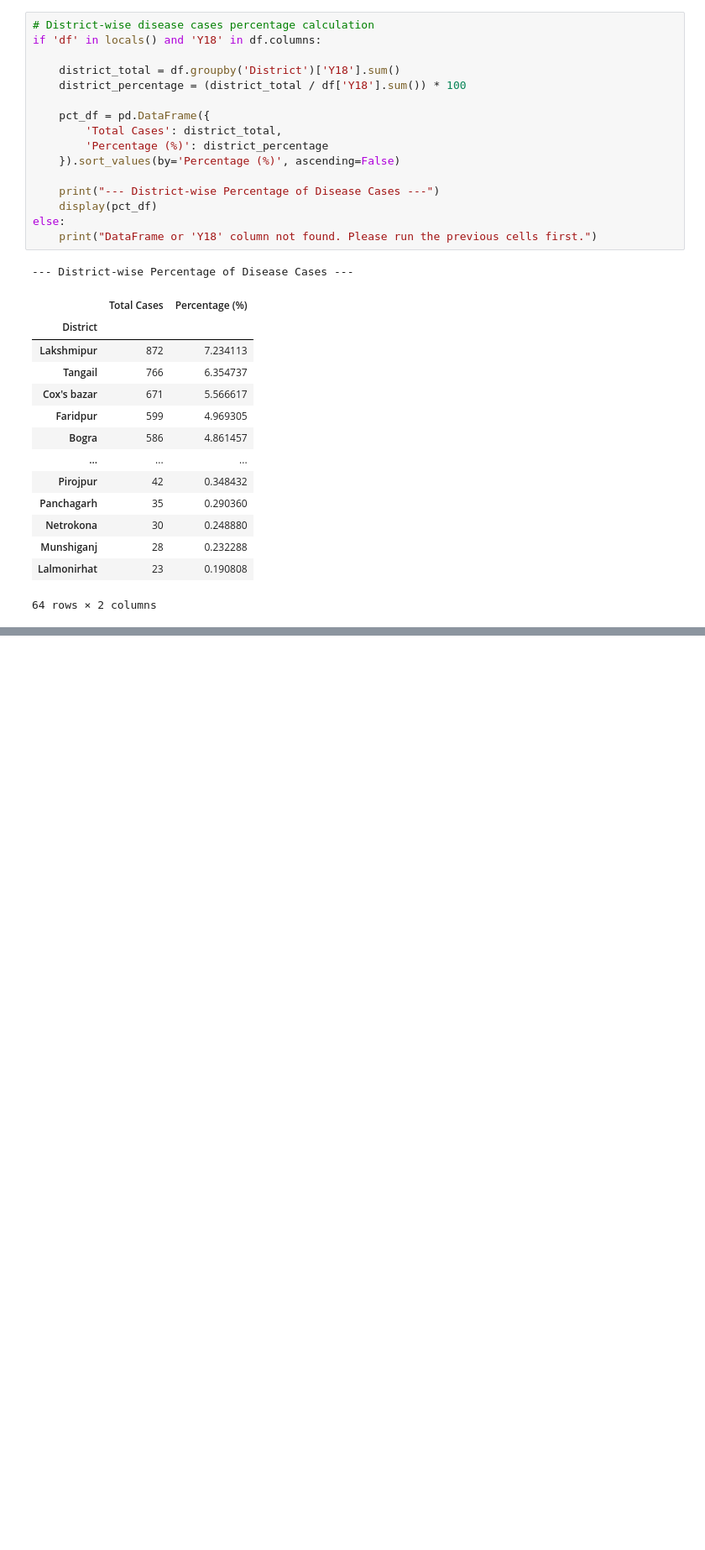
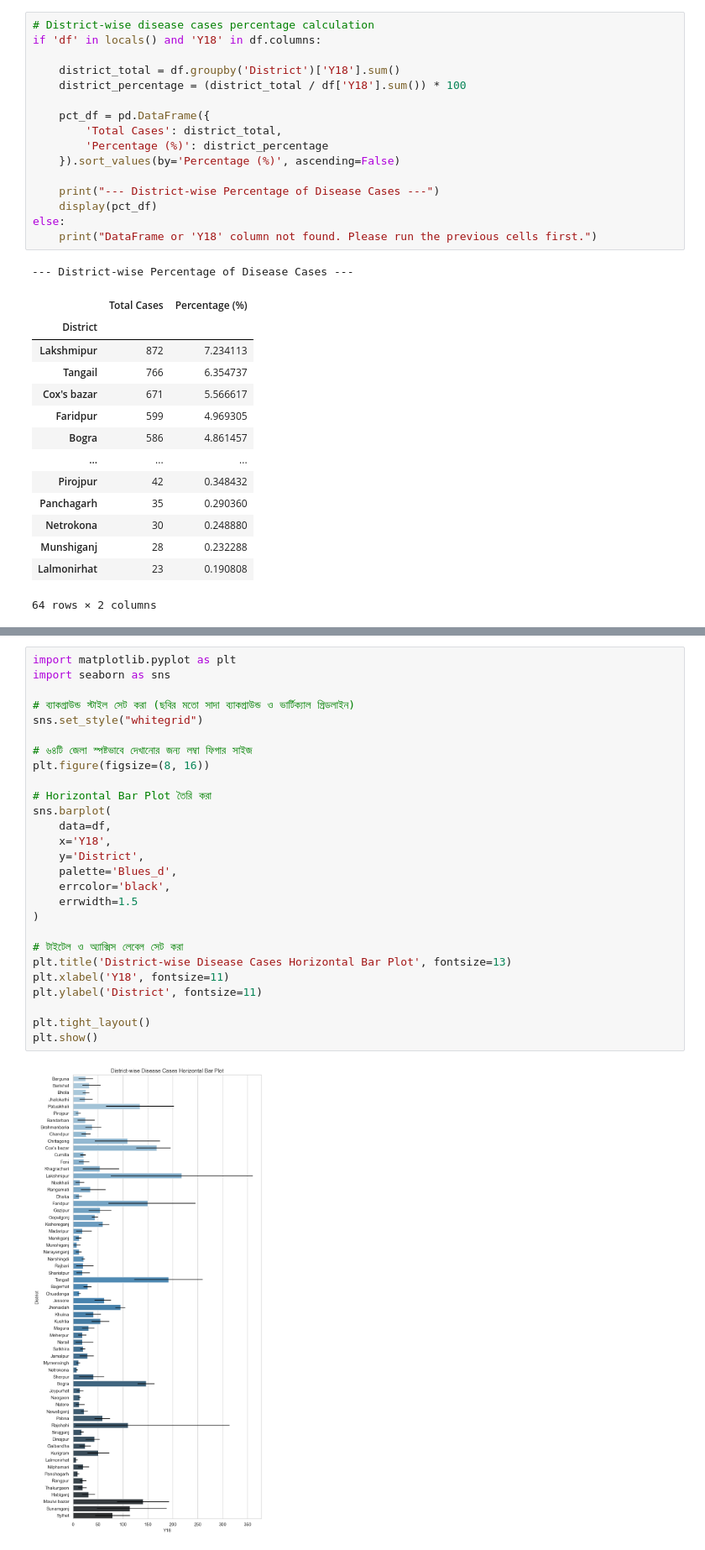
Before and after one commit to arifanawshin/Airborne-Disease--Python-code, a Jupyter notebook: Untitled (1).ipynb, the cells around one changed output, grey strips where cells are left out. Shown at 84% size. Drawn from its saved outputs; the diff is of its cells as text; blank space fills up the shorter version.

```diff
--- a/Untitled (1).ipynb
+++ b/Untitled (1).ipynb
@@ -373,0 +393,29 @@ else:
+# %%
+import matplotlib.pyplot as plt
+import seaborn as sns
+
+# ব্যাকগ্রাউন্ড স্টাইল সেট করা (ছবির মতো সাদা ব্যাকগ্রাউন্ড ও ভার্টিক্যাল গ্রিডলাইন)
+sns.set_style("whitegrid")
+
+# ৬৪টি জেলা স্পষ্টভাবে দেখানোর জন্য লম্বা ফিগার সাইজ
+plt.figure(figsize=(8, 16))
+
+# Horizontal Bar Plot তৈরি করা
+sns.barplot(
+    data=df,
+    x='Y18',
+    y='District',
+    palette='Blues_d',
+    errcolor='black',
+    errwidth=1.5
+)
+
+# টাইটেল ও অ্যাক্সিস লেবেল সেট করা
+plt.title('District-wise Disease Cases Horizontal Bar Plot', fontsize=13)
+plt.xlabel('Y18', fontsize=11)
+plt.ylabel('District', fontsize=11)
+
+plt.tight_layout()
+plt.show()
+# %% [output]
+[figure, added]
```
Also changed, not shown: parts of 4 cells of this notebook.
